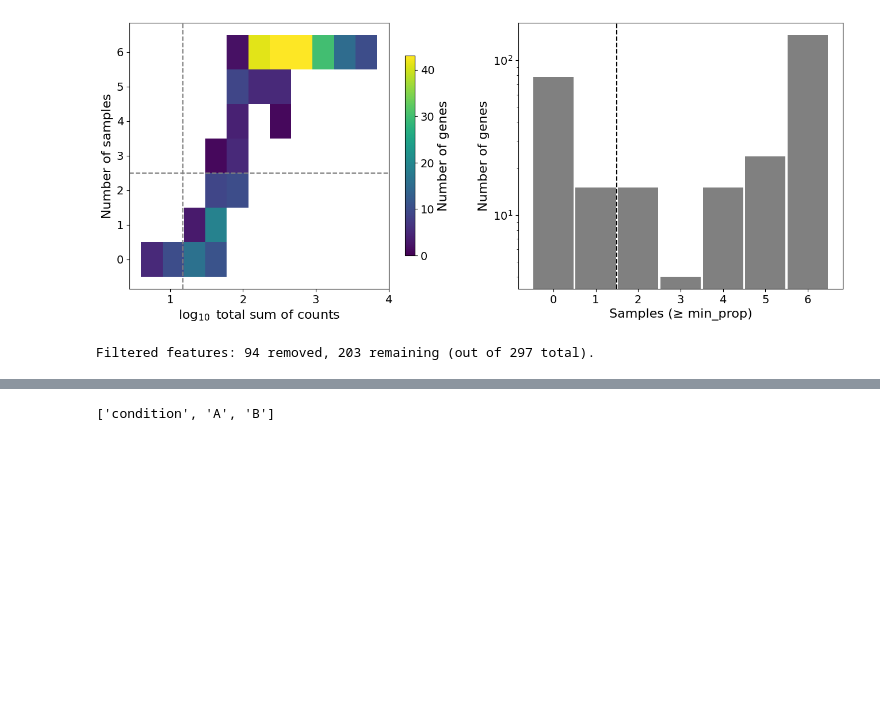
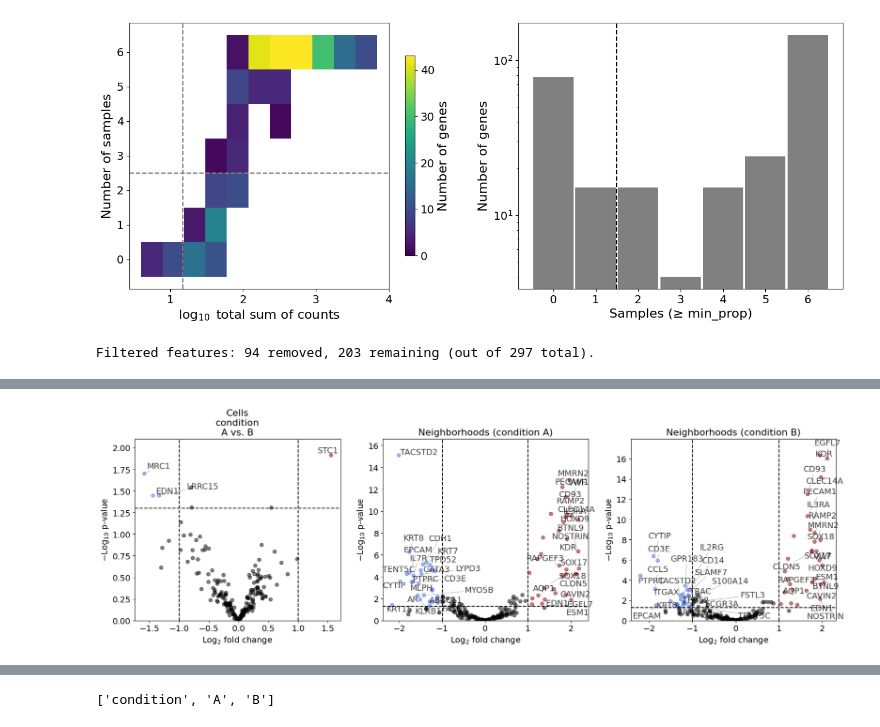
Before and after one commit to SpatialPathology/InSituPy, a Jupyter notebook: docs/source/tutorials/03_multisample_analysis/pseudobulk_tutorial.ipynb, the cells around one changed output, grey strips where cells are left out. Cells and saved outputs as stored; diff of their text form; code cells hidden in the pictures; blank space fills up the shorter version.

Commit message:
* Move `save_and_show_figure` into plotting module. * Implement `DiffExprResults` class to save results. Closes #368

```diff
--- a/docs/source/tutorials/03_multisample_analysis/pseudobulk_tutorial.ipynb
+++ b/docs/source/tutorials/03_multisample_analysis/pseudobulk_tutorial.ipynb
@@ -230,0 +237,2 @@ Filtered features: 94 removed, 203 remaining (out of 297 total).
+# %%
+dr = DiffExprResults.read("out/test_dge/")
@@ -230,0 +255,4 @@ Filtered features: 94 removed, 203 remaining (out of 297 total).
+# %%
+volcano(dr)
+# %% [output]
+[figure, added]
```
Also changed, not shown: parts of 12 cells of this notebook, 14 other files.
